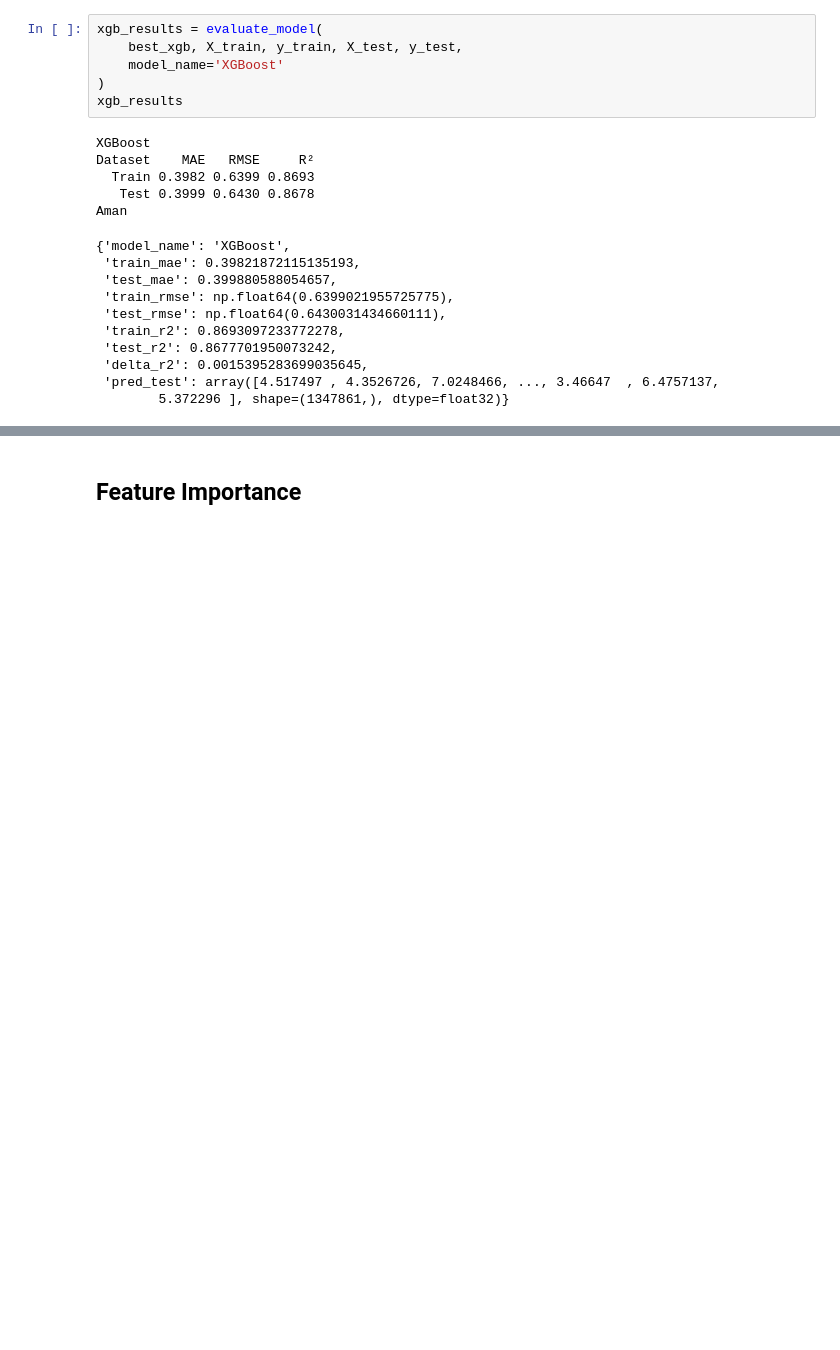
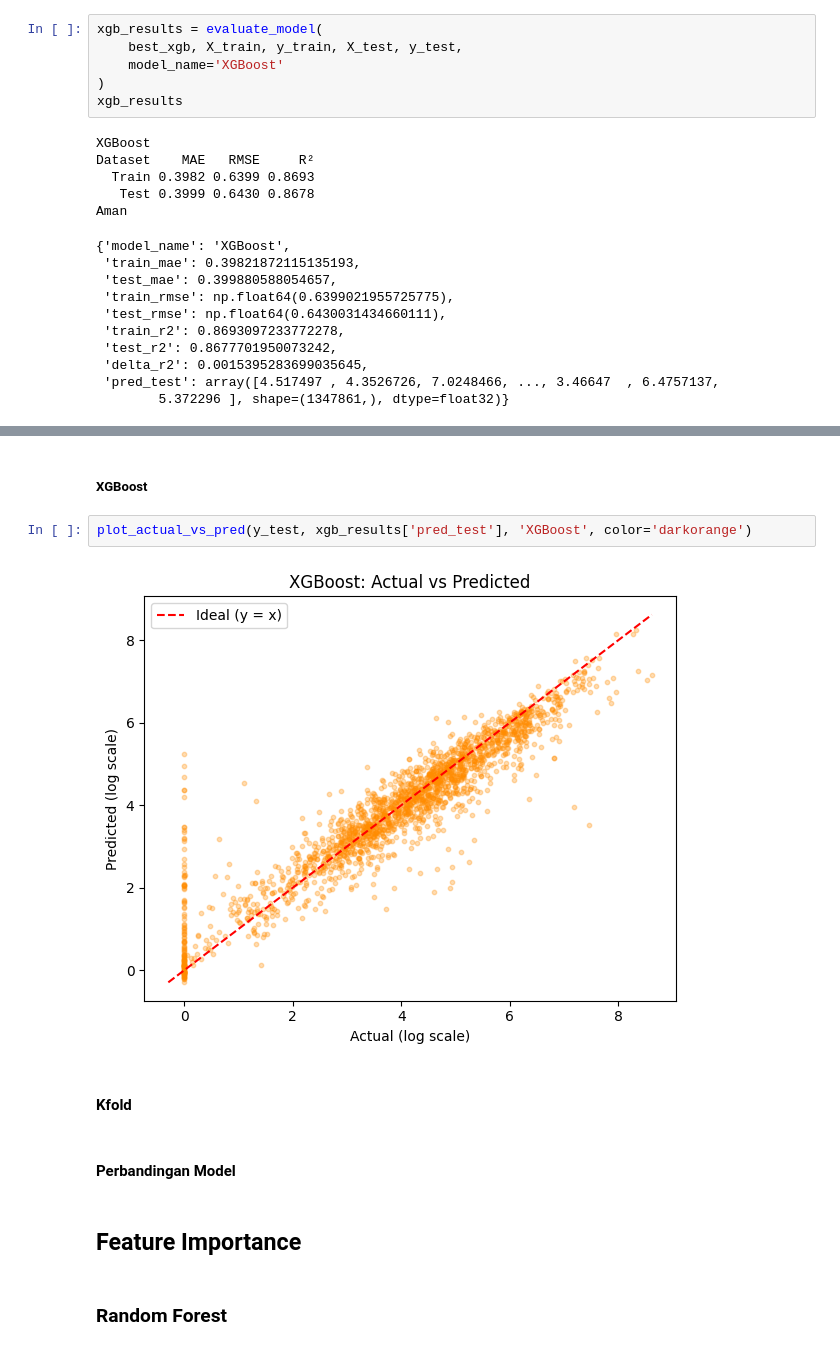
Before and after one commit to atithagtg/UAS-Pembelajaran-Mesin-Kelompok-13, a Jupyter notebook: Progress/Project ML_progress.ipynb, the cells around one changed output, grey strips where cells are left out. Cells and saved outputs as stored; diff of their text form; blank space fills up the shorter version.

```diff
--- a/Progress/Project ML_progress.ipynb
+++ b/Progress/Project ML_progress.ipynb
@@ -1485,2 +1514,14 @@ Aman
+# %% [markdown]
+##### XGBoost
+# %%
+plot_actual_vs_pred(y_test, xgb_results['pred_test'], 'XGBoost', color='darkorange')
+# %% [output]
+[figure, added]
+# %% [markdown]
+#### Kfold
+# %% [markdown]
+#### Perbandingan Model
 # %% [markdown]
 ## Feature Importance
+# %% [markdown]
+### Random Forest
```
Also changed, not shown: parts of 19 cells of this notebook.
